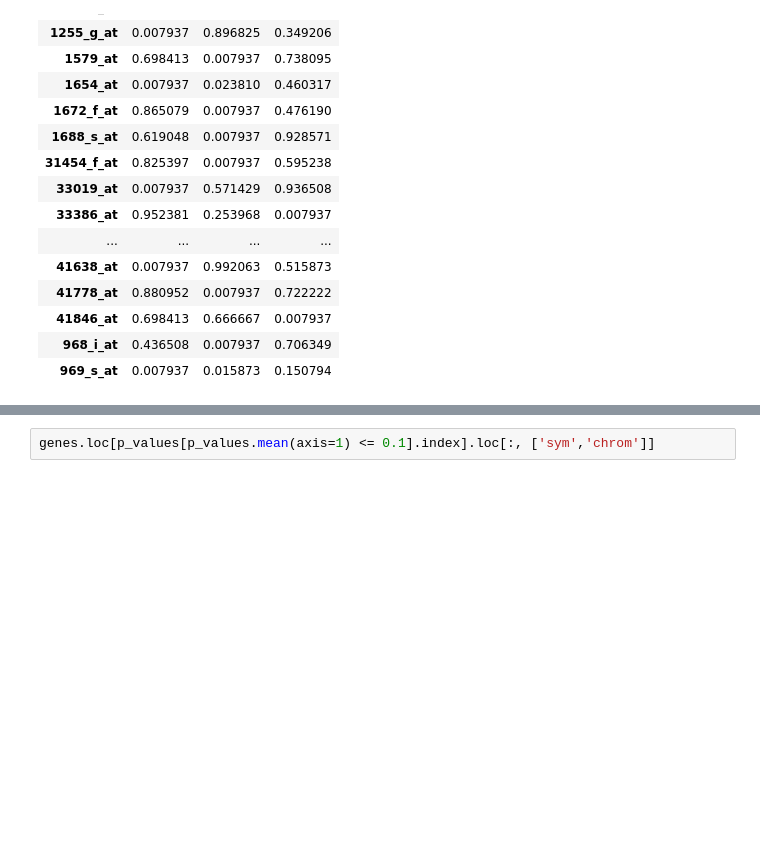
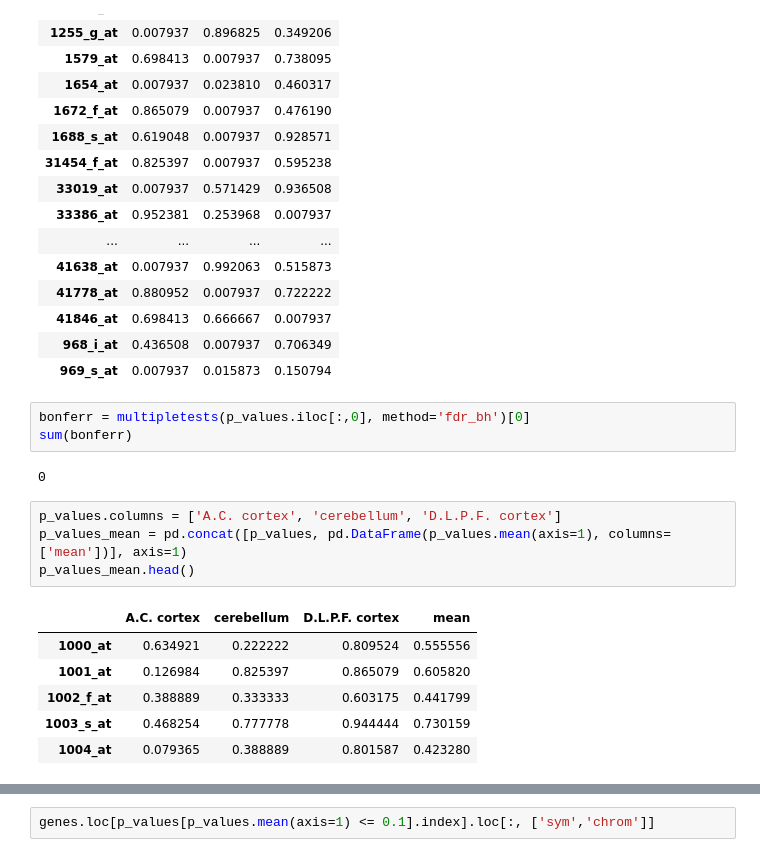
Before and after one commit to unique-subedi/604-gene-expression, a Jupyter notebook: Xinhe_gene_expression_master.ipynb, the cells around one changed output, grey strips where cells are left out. Saved outputs shown, nothing was run; the diff lists cells and outputs as text; blank space fills up the shorter version.

```diff
--- a/Xinhe_gene_expression_master.ipynb
+++ b/Xinhe_gene_expression_master.ipynb
@@ -170,3 +173,19 @@ p_values[p_values.min(axis=1) <= 0.008]
 | 41846_at | 0.698413 | 0.666667 | 0.007937 |
 | 968_i_at | 0.436508 | 0.007937 | 0.706349 |
 | 969_s_at | 0.007937 | 0.015873 | 0.150794 |
+# %%
+bonferr = multipletests(p_values.iloc[:,0], method='fdr_bh')[0]
+sum(bonferr)
+# %% [output]
+0
+# %%
+p_values.columns = ['A.C. cortex', 'cerebellum', 'D.L.P.F. cortex']
+p_values_mean = pd.concat([p_values, pd.DataFrame(p_values.mean(axis=1), columns=['mean'])], axis=1)
+p_values_mean.head()
+# %% [output]
+|  | A.C. cortex | cerebellum | D.L.P.F. cortex | mean |
+| 1000_at | 0.634921 | 0.222222 | 0.809524 | 0.555556 |
+| 1001_at | 0.126984 | 0.825397 | 0.865079 | 0.605820 |
+| 1002_f_at | 0.388889 | 0.333333 | 0.603175 | 0.441799 |
+| 1003_s_at | 0.468254 | 0.777778 | 0.944444 | 0.730159 |
+| 1004_at | 0.079365 | 0.388889 | 0.801587 | 0.423280 |
```
Also changed, not shown: parts of 5 cells of this notebook.
